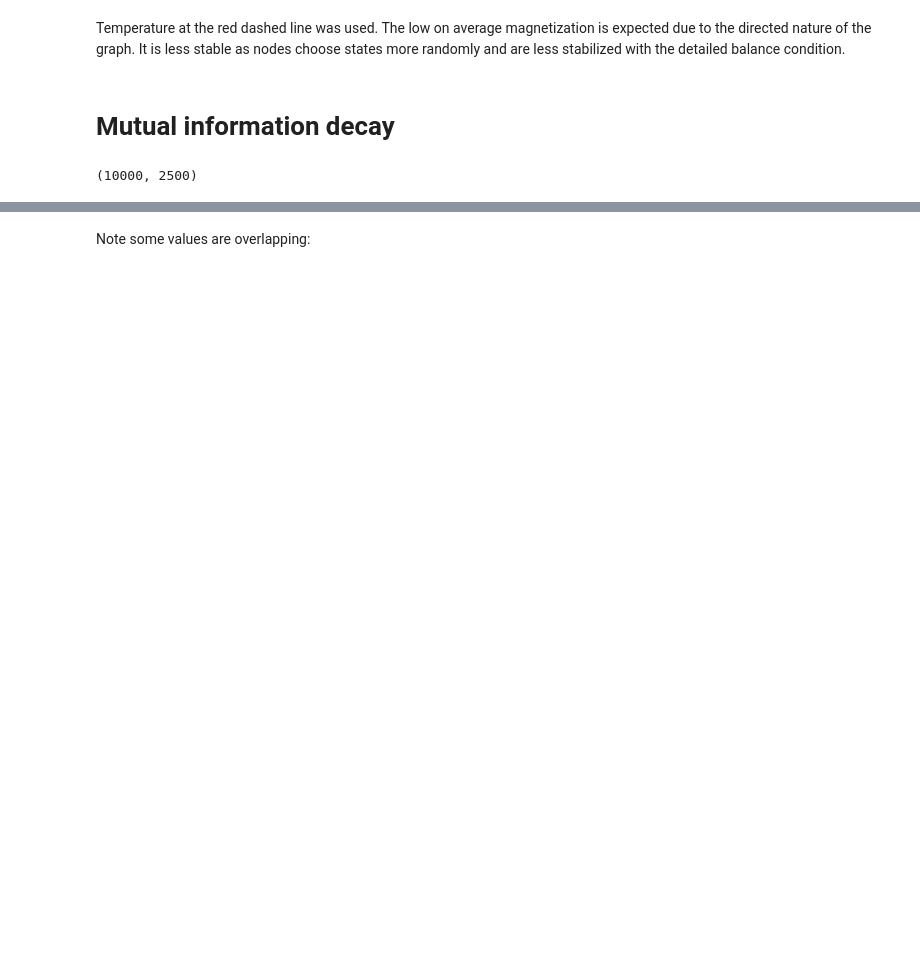
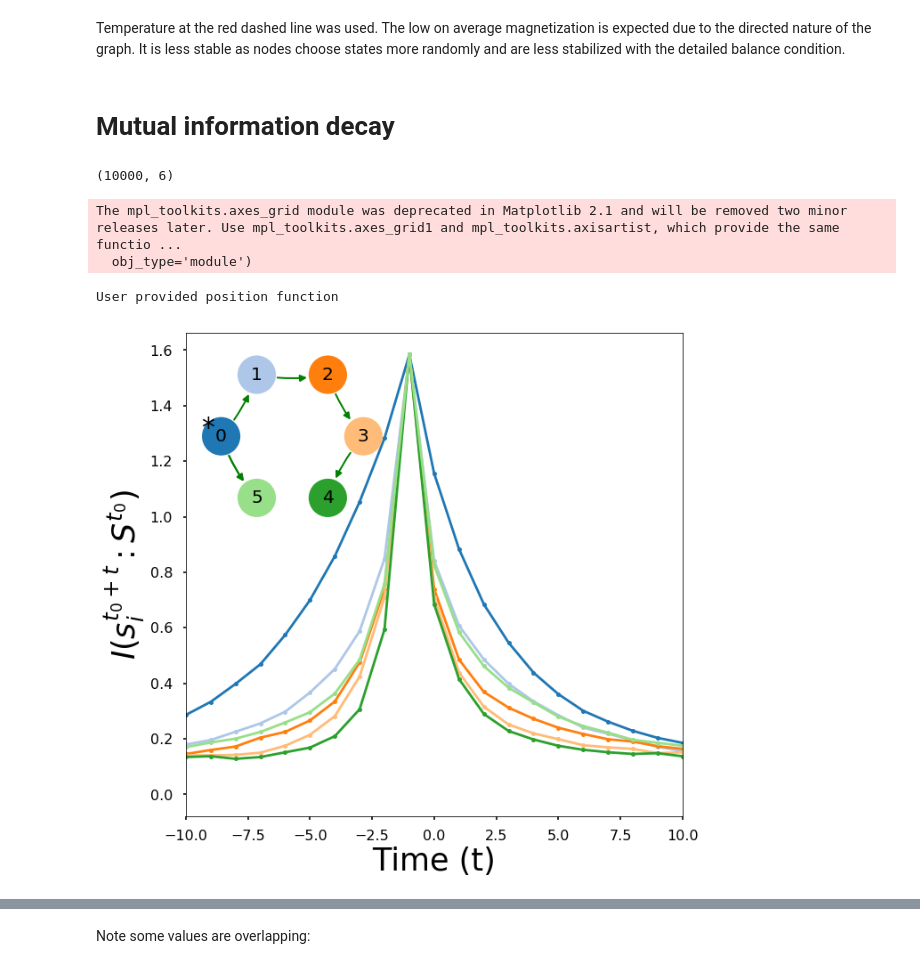
Before and after one commit to cvanelteren/information_impact, a Jupyter notebook: Notebooks/Advanced_example.ipynb, the cells around one changed output, grey strips where cells are left out. Cells and saved outputs as stored; diff of their text form; code cells hidden in the pictures; blank space fills up the shorter version.

Commit message:
cleanup; moved agentStates to private and wrap

```diff
--- a/Notebooks/Advanced_example.ipynb
+++ b/Notebooks/Advanced_example.ipynb
@@ -140,7 +141,7 @@ def symmetrical():
     cpx= {}
     Z  = (nSamples - 1 - nWindow)
 
-    statemapper = {i : idx for idx, i in enumerate([-1, 1])}
+    statemapper = {i : idx for idx, i in enumerate(model.agentStates)}
 
     c = 0
     snapshots = {}
@@ -251,34 +252,38 @@ plotz.addGraphPretty(graph, ax = inax, \
                      positions = nx.circular_layout, \
                      circle = dict(radius = .27), \
                      annotate = dict(fontsize = 75),\
                     )
 
 inax.axis('off')
 inax.invert_xaxis()
 for node, nodeidx in sorted(model.mapping.items(), key = lambda x: x[1]):
     ax.plot(x, mi[:, nodeidx], marker ='o', \
             markersize = 5,\
             color = colors[nodeidx], \
             label = node)
     element = plt.Line2D([0],[0], \
                        color = colors[nodeidx], \
                        label = node + 1, \
                        linestyle = 'none',\
                        marker = 'o')
 
     elements.append(element)
 # ax.legend(handles = elements)
 ax.set_xlabel('Time (t)', fontsize = 35)
 ax.set_ylabel('$I(s_i^{t_0 + t} : S^{t_0})$', fontsize = 35)
 
 idx = deltas // 2
 idx = 10
 ax.set_xlim(-idx, idx)
 fig.show()
 # fig.savefig('../../thesis/figures/directed_asymmetry.eps')
 # fig.savefig('../../thesis/figures/undirected_symmetry.eps')
 # %% [output]
-(10000, 2500)
+(10000, 6)
+The mpl_toolkits.axes_grid module was deprecated in Matplotlib 2.1 and will be removed two minor releases later. Use mpl_toolkits.axes_grid1 and mpl_toolkits.axisartist, which provide the same functio ...
+  obj_type='module')
+User provided position function
+[figure, added]
 # %%
 %matplotlib inline
 fig, ax = plt.subplots(figsize =(10, 10))
```
Also changed, not shown: parts of 5 cells of this notebook, 15 other files.
